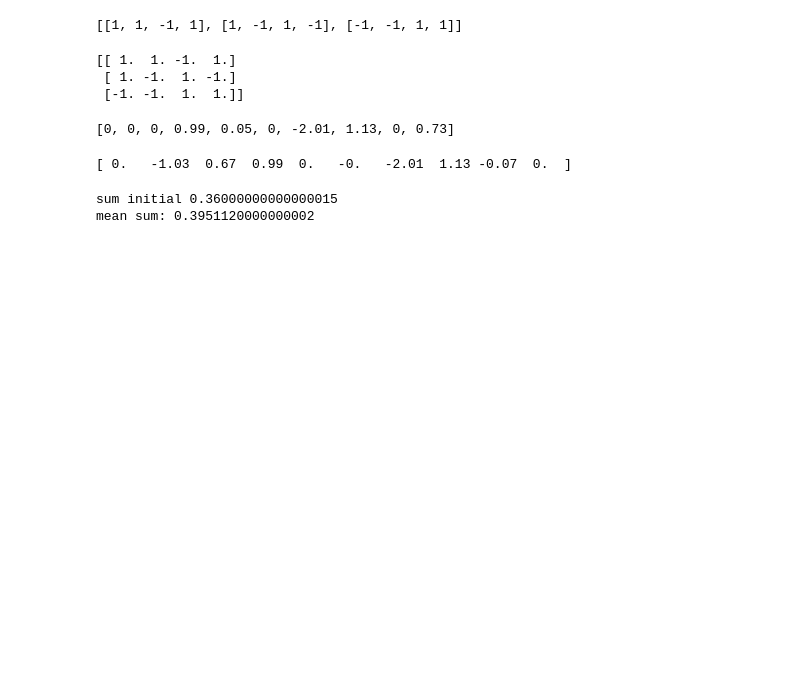
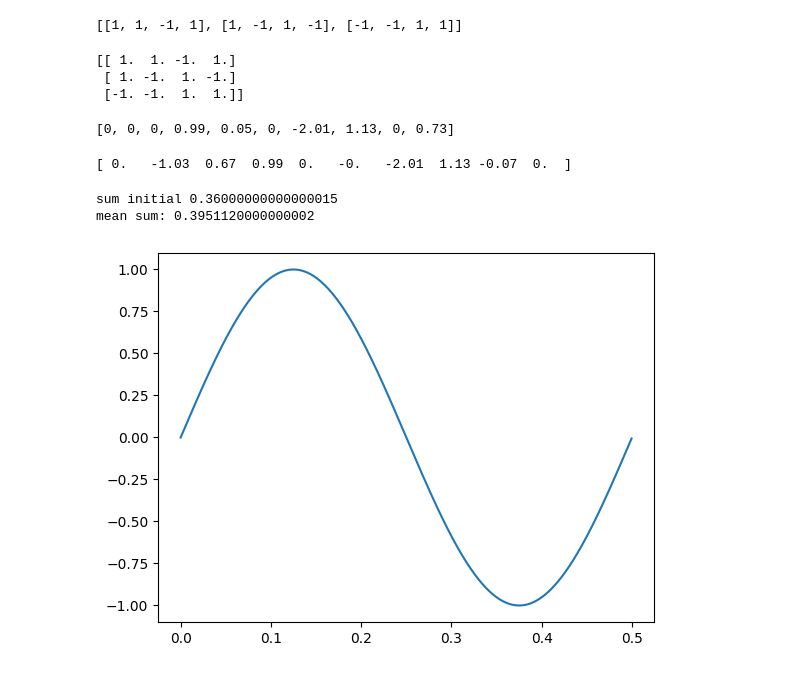
Before and after one commit to pmalic/nnfs, a Jupyter notebook: test.ipynb, the cells around one changed output. Drawn from its saved outputs; the diff is of its cells as text; code cells hidden in the pictures; blank space fills up the shorter version.

```diff
--- a/test.ipynb
+++ b/test.ipynb
@@ -465,3 +465,16 @@ print(f'mean sum: {np.mean(sums)}')
 # %% [output]
 sum initial 0.36000000000000015
 mean sum: 0.3951120000000002
+# %%
+import matplotlib.pyplot as plt
+import nnfs
+from nnfs.datasets import sine_data
+
+nnfs.init()
+
+X, y = sine_data()
+
+plt.plot(X, y)
+plt.show()
+# %% [output]
+[figure, added]
```
Also changed, not shown: 7 other files.
